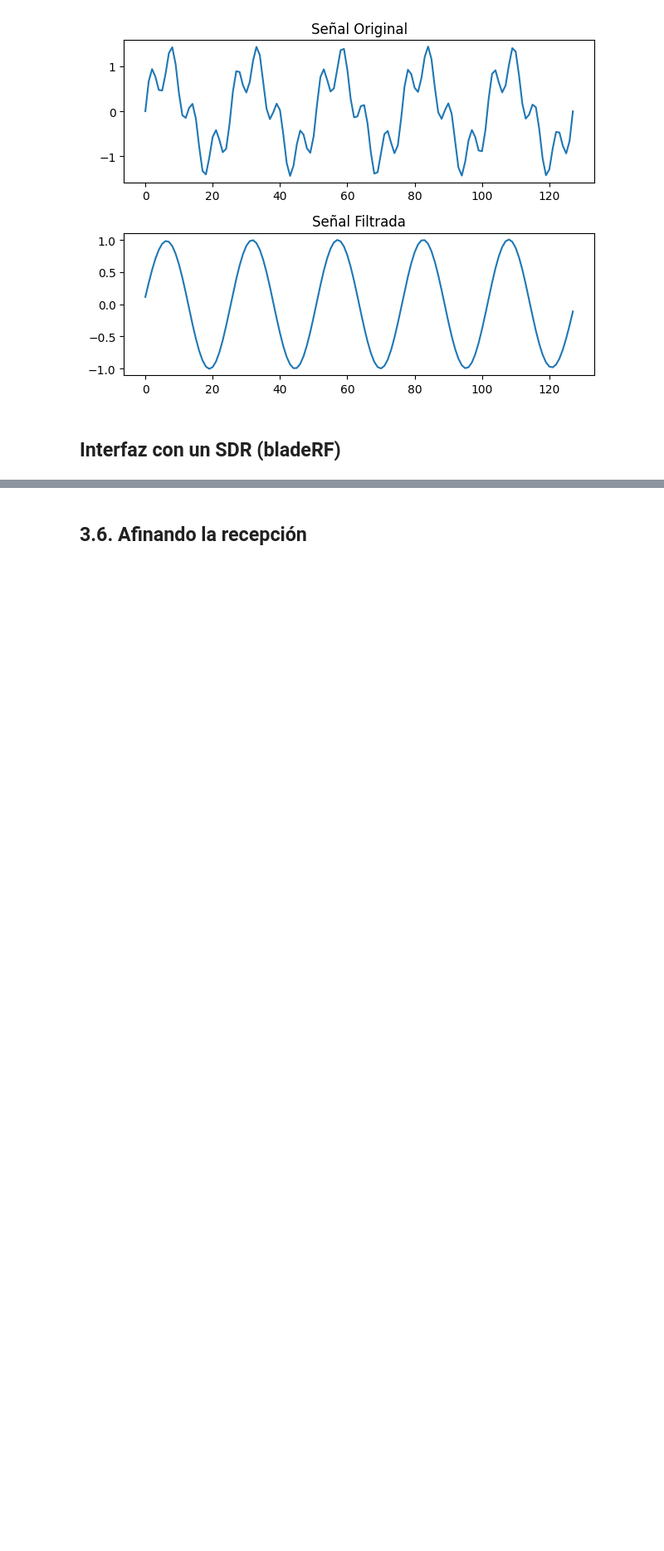
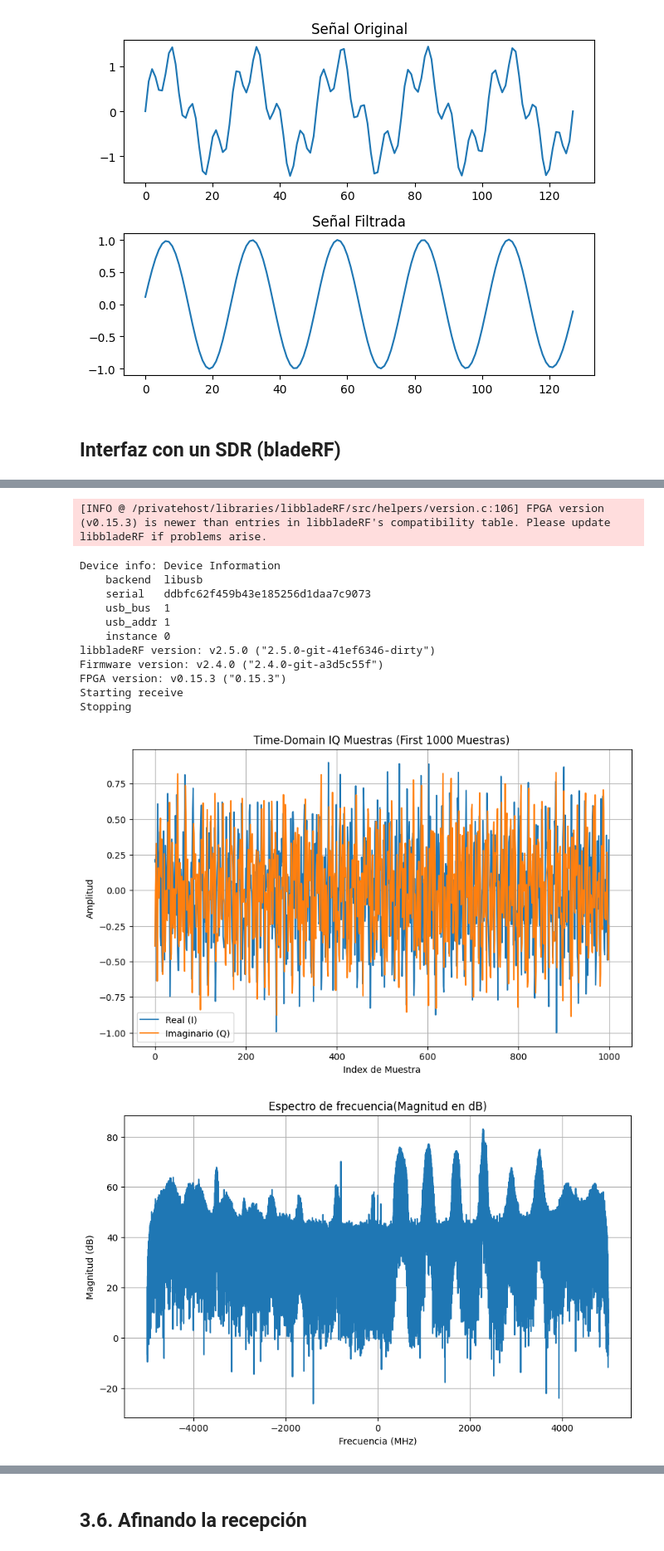
Before and after one commit to jorgechvz/redes-inalambricas, a Jupyter notebook: practica-1/spectrum-analyzer.ipynb, the cells around one changed output, grey strips where cells are left out. Shown: that part at 83% size. Drawn from its saved outputs; the diff is of its cells as text; code cells hidden in the pictures; blank space fills up the shorter version.

Commit message:
Add BladeRF Spectrum Analyzer and SpectrumPlotter classes

```diff
--- a/practica-1/spectrum-analyzer.ipynb
+++ b/practica-1/spectrum-analyzer.ipynb
@@ -155,7 +233,26 @@ plt.show()
 # %%
-# Define parameters
-sample_rate = 10e6    # 10 kHz sample rate
-center_freq = 100e6  # 100 MHz center frequency
-bandwidth = 5e6       # 5 MHz bandwidth
-gain = 50             # Gain in dB
-num_samples = int(1e6)  # 1 million samples
+# Definir la configuración de la señal
+sample_rate = 10e6    # 10 MHz de tasa de muestreo
+center_freq = 100e6  # 100 MHz frecuencia central
+bandwidth = 5e6       # 5 MHz ancho de banda
+gain = 50             # Ganancia
+num_samples = int(1e6)  # 1 million muestras
+receiver = BladeRFReceiver(center_freq, sample_rate, bandwidth, gain, num_samples)
+receiver.receive_samples()
+receiver.plot_time_domain()
+receiver.plot_frequency_spectrum()
+# %% [output]
+[INFO @ /privatehost/libraries/libbladeRF/src/helpers/version.c:106] FPGA version (v0.15.3) is newer than entries in libbladeRF's compatibility table. Please update libbladeRF if problems arise.
+Device info: Device Information
+    backend  libusb
+    serial   ddbfc62f459b43e185256d1daa7c9073
+    usb_bus  1
+    usb_addr 1
+    instance 0
+libbladeRF version: v2.5.0 ("2.5.0-git-41ef6346-dirty")
+Firmware version: v2.4.0 ("2.4.0-git-a3d5c55f")
+FPGA version: v0.15.3 ("0.15.3")
+Starting receive
+Stopping
+[figure, added]
+[figure, added]
```
Also changed, not shown: parts of 5 cells of this notebook.
